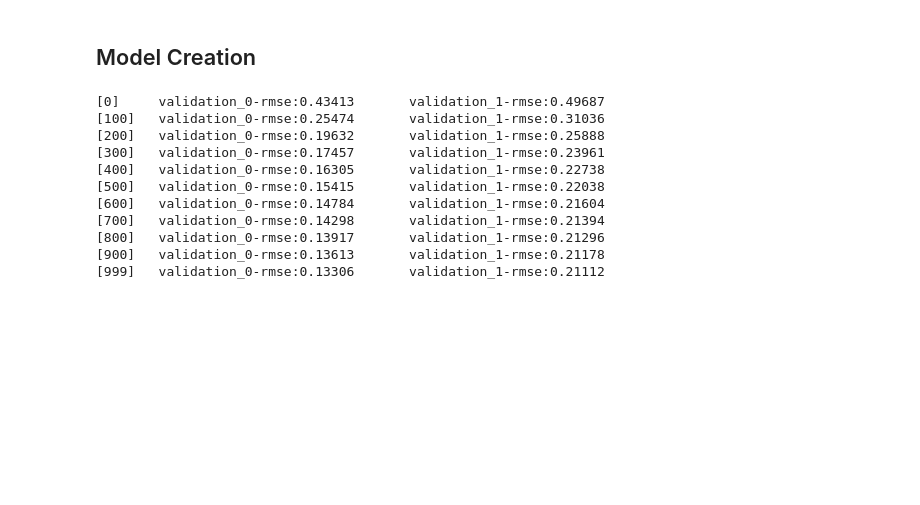
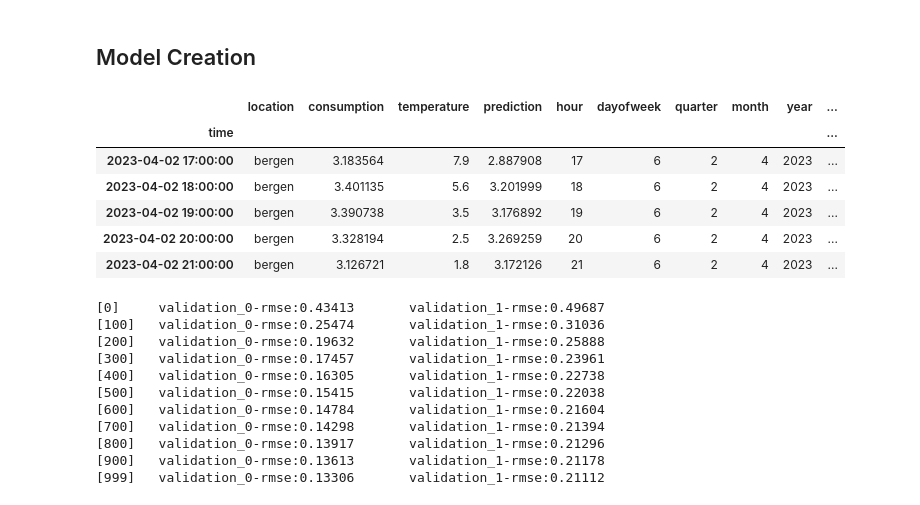
Before and after one commit to elibir/tdt4259-group75, a Jupyter notebook: xgboost.ipynb, the cells around one changed output. Cells and saved outputs as stored; diff of their text form; code cells hidden in the pictures; blank space fills up the shorter version.

```diff
--- a/xgboost.ipynb
+++ b/xgboost.ipynb
@@ -93,28 +93,39 @@ def create_features(df):
 # %%
 train = bgo.loc[bgo.index < "03-01-2023"]
 test = bgo.loc[bgo.index >= "03-01-2023"]
 
 train = create_features(train)
 test = create_features(test)
+
 
 FEATURES = [
             'dayofyear',
             'hour',
             # 'month',
             "temperature",
             "lag_daily_24",
             # "lag_daily_48",
             # "lag_daily_72",
             # 'rolling_mean_3d',
             'rolling_std_1d'
             ]
 TARGET = 'consumption'
 
 X_train = train[FEATURES]
 y_train = train[TARGET]
 
 X_test = test[FEATURES]
 y_test = test[TARGET]
+
+test.tail()
+# %% [output]
+|  | location | consumption | temperature | prediction | hour | dayofweek | quarter | month | year | ... |
+| time |  |  |  |  |  |  |  |  |  | ... |
+| 2023-04-02 17:00:00 | bergen | 3.183564 | 7.9 | 2.887908 | 17 | 6 | 2 | 4 | 2023 | ... |
+| 2023-04-02 18:00:00 | bergen | 3.401135 | 5.6 | 3.201999 | 18 | 6 | 2 | 4 | 2023 | ... |
+| 2023-04-02 19:00:00 | bergen | 3.390738 | 3.5 | 3.176892 | 19 | 6 | 2 | 4 | 2023 | ... |
+| 2023-04-02 20:00:00 | bergen | 3.328194 | 2.5 | 3.269259 | 20 | 6 | 2 | 4 | 2023 | ... |
+| 2023-04-02 21:00:00 | bergen | 3.126721 | 1.8 | 3.172126 | 21 | 6 | 2 | 4 | 2023 | ... |
 # %%
 reg = xgb.XGBRegressor(booster='gbtree',
                        n_estimators=1000,
```
